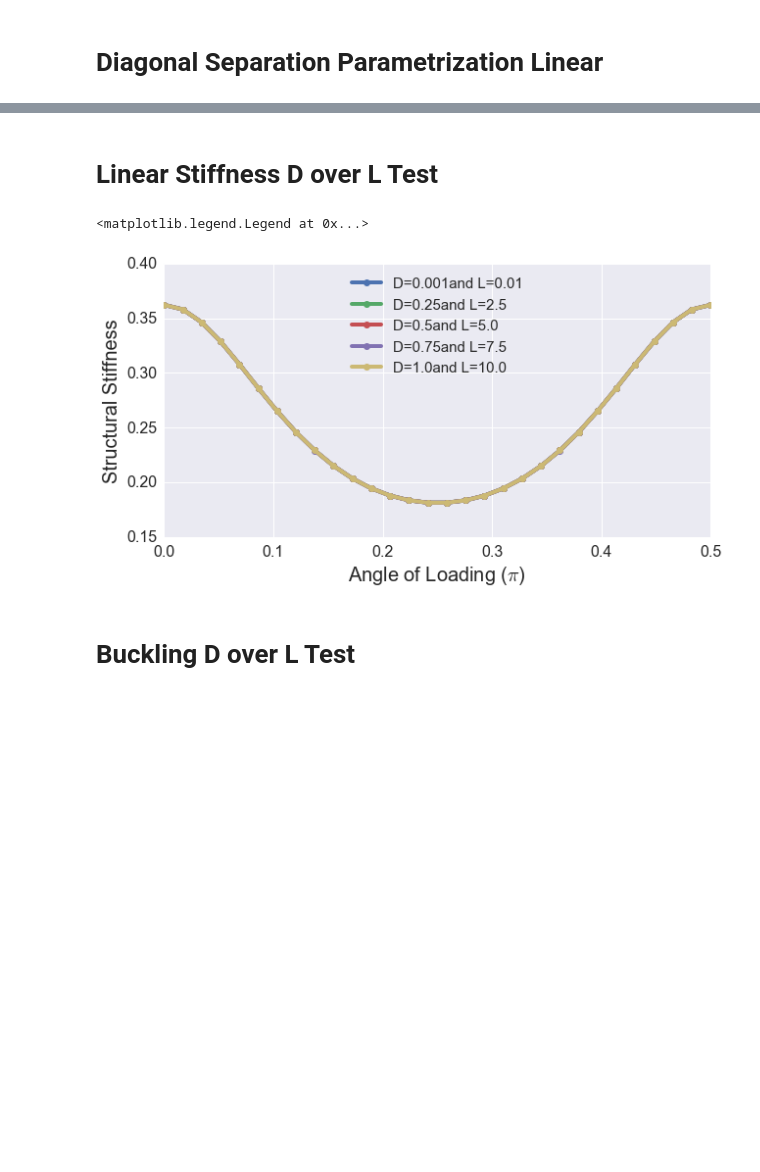
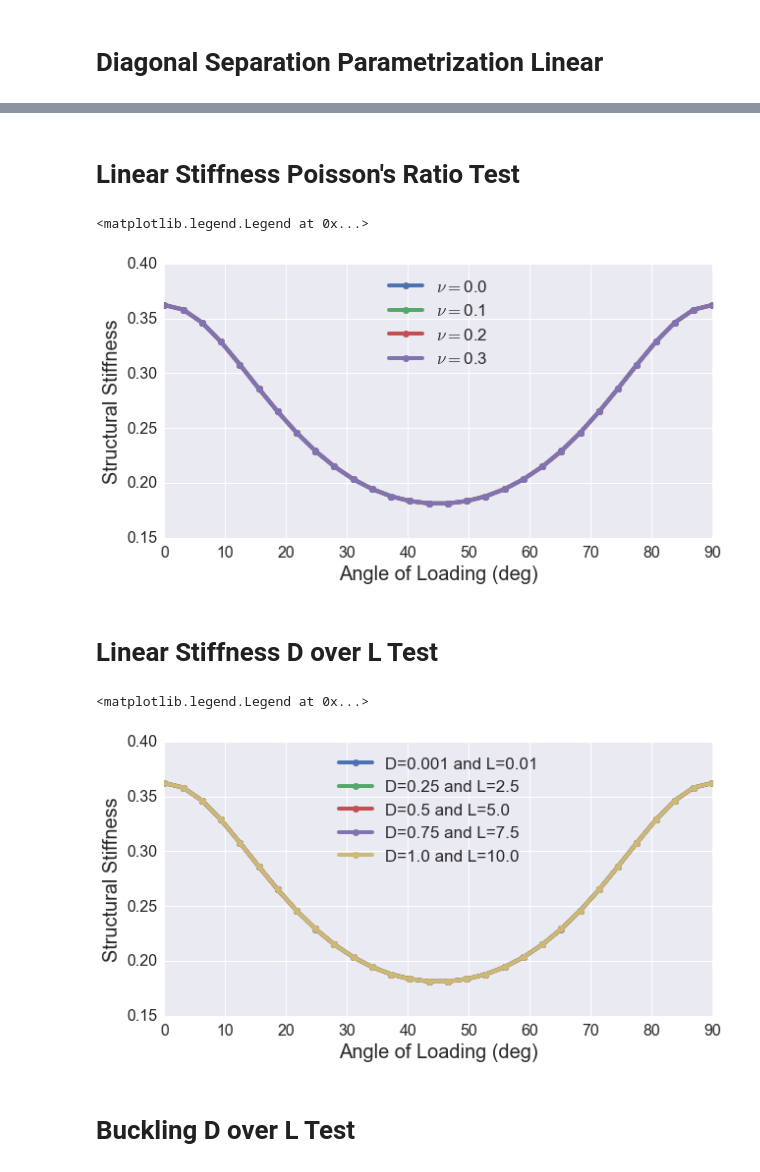
Before and after one commit to matheuscfernandes/hexactinellidsponge, a Jupyter notebook: Analysis.ipynb, the cells around one changed output, grey strips where cells are left out. Saved outputs shown, nothing was run; the diff lists cells and outputs as text; code cells hidden in the pictures; blank space fills up the shorter version.

```diff
--- a/Analysis.ipynb
+++ b/Analysis.ipynb
@@ -73,3 +70,49 @@ plt.legend(loc=9)
+# %% [markdown]
+# Linear Stiffness Poisson's Ratio Test
+# %%
+path='Linear Stiffness Poisson Ratio Test/'
+
+for j in xrange(4):
+    #importing the data from the files
+    file = open(path+'ParametrizedDiag'+str(j)+'_D_Output.txt', 'rb')
+    table1 = np.array([row.strip().split(' ') for row in file],dtype=np.dtype(float))
+    file = open(path+'ParametrizedDiag'+str(j)+'_RF_Output.txt', 'rb')
+    table2 = np.array([row.strip().split(' ') for row in file],dtype=np.dtype(float))
+    file.close()
+
+    Diam=table1[1,1]
+    Spacing=table1[1,1]/0.1
+    THETA=table1[:,2]
+    Poiss=table1[1,3]
+
+    DXX=table1[:,4]
+    DXY=table1[:,5]
+    DYX=table1[:,6]
+    DYY=table1[:,7]
+
+    RFXX=table2[:,4]/(Spacing**3*0.1)
+    RFXY=table2[:,5]/(Spacing**3*0.1)
+    RFYX=table2[:,6]/(Spacing**3*0.1)
+    RFYY=table2[:,7]/(Spacing**3*0.1)
+
+    ETemp=np.array([])
+    NuTemp=np.array([])
+    THETATemp=np.array([])
+    for i in xrange(len(THETA)):
+        THETATemp=np.append(THETATemp,THETA[i])
+        ETemp=np.append(ETemp,RFYY[i]/DYY[i])
+    if j==0:E=[ETemp];Nu=[NuTemp]
+    else: E=np.append(E,[ETemp],axis=0);Nu=np.append(Nu,[NuTemp],axis=0)
+    plt.figure(1)
+    plt.plot(THETATemp,ETemp,'-o',label=r'$\nu=$'+str(Poiss))
+
+plt.figure(1)
+plt.xlabel(r'Angle of Loading (deg)')
+plt.ylabel(r'Structural Stiffness')
+plt.legend(loc=9)
+# %% [output]
+<matplotlib.legend.Legend at 0x...>
+[figure, added]
 # %% [markdown]
 # Linear Stiffness D over L Test
 # %%
@@ -85,7 +128,7 @@ for j in xrange(5):
 
     Diam=table1[1,1]
     Spacing=table1[1,1]/0.1
-    THETA=np.radians(table1[:,2])
+    THETA=table1[:,2]
 
     DXX=table1[:,3]
     DXY=table1[:,4]
@@ -101,20 +144,20 @@ for j in xrange(5):
     NuTemp=np.array([])
     THETATemp=np.array([])
     for i in xrange(len(THETA)):
-        THETATemp=np.append(THETATemp,THETA[i]/pi)
+        THETATemp=np.append(THETATemp,THETA[i])
         ETemp=np.append(ETemp,RFYY[i]/DYY[i])
     if j==0:E=[ETemp];Nu=[NuTemp]
     else: E=np.append(E,[ETemp],axis=0);Nu=np.append(Nu,[NuTemp],axis=0)
     plt.figure(1)
-    plt.plot(THETATemp,ETemp,'-o',label='D='+str(Diam)+'and L='+str(Spacing))
+    plt.plot(THETATemp,ETemp,'-o',label='D='+str(Diam)+' and L='+str(Spacing))
 
 plt.figure(1)
-plt.xlabel(r'Angle of Loading ($\pi$)')
+plt.xlabel(r'Angle of Loading (deg)')
 plt.ylabel(r'Structural Stiffness')
 plt.legend(loc=9)
 # %% [output]
 <matplotlib.legend.Legend at 0x...>
-[figure, old version]
+[figure, new version]
 # %% [markdown]
 # Buckling D over L Test
 # %%
```
Also changed, not shown: parts of 29 cells of this notebook, 6 other files.
